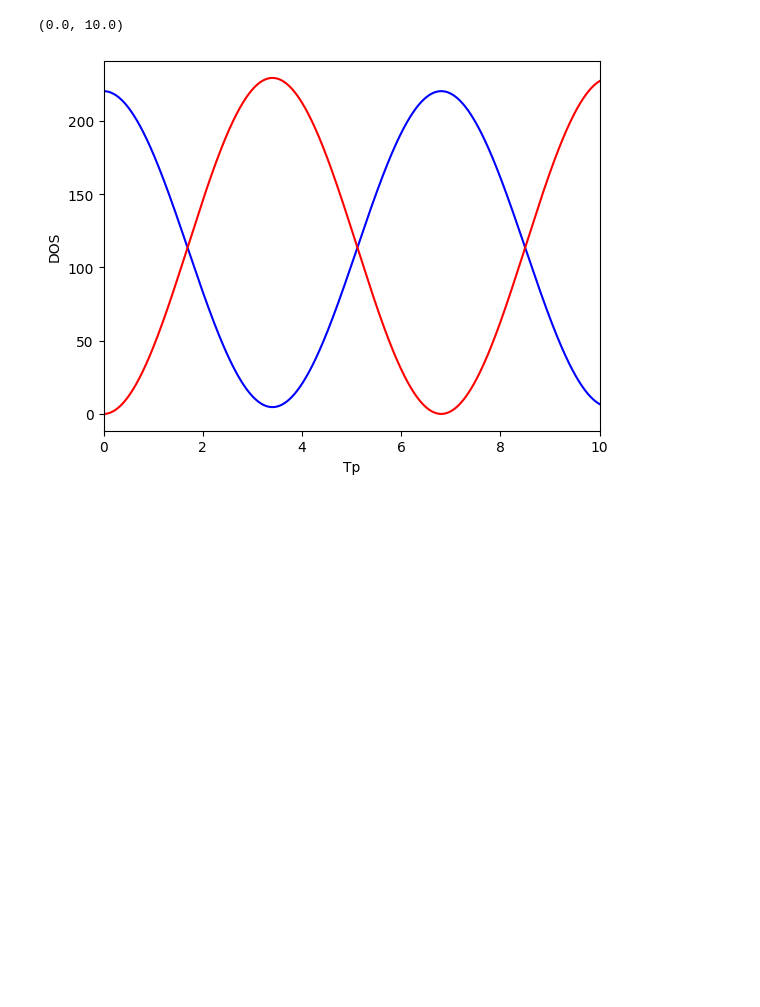
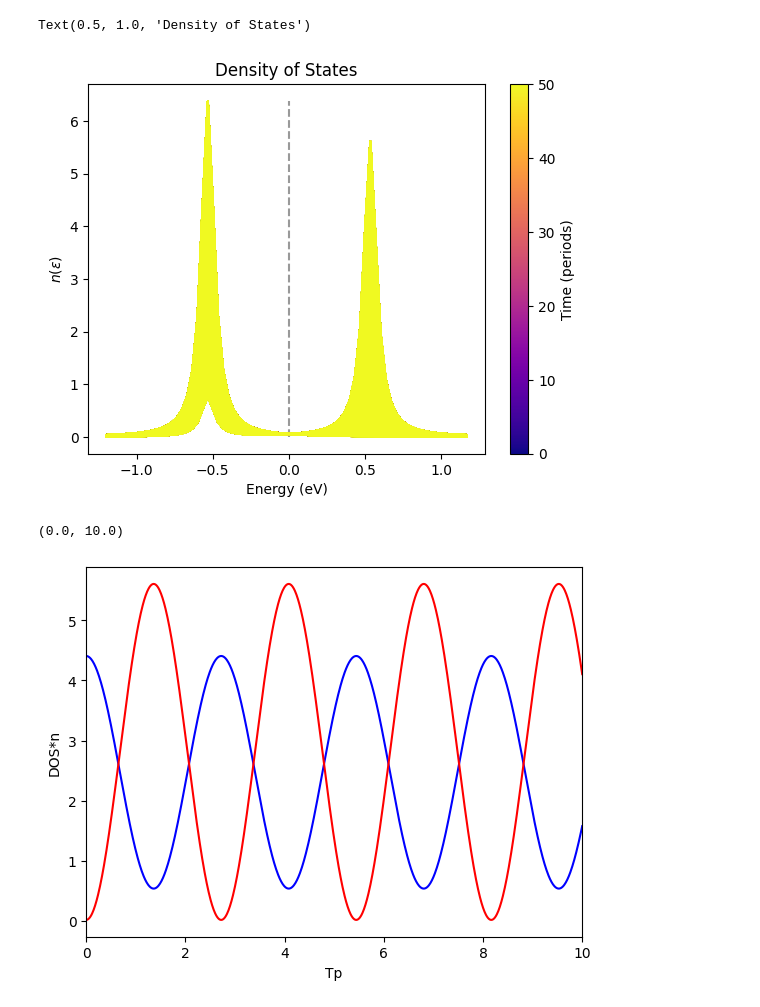
Before and after one commit to Erneh/Neq_TFM, a Jupyter notebook: full_te.ipynb, the cells around one changed output. Drawn from its saved outputs; the diff is of its cells as text; code cells hidden in the pictures; blank space fills up the shorter version.

```diff
--- a/full_te.ipynb
+++ b/full_te.ipynb
@@ -72,12 +116,30 @@ for (i, t) in enumerate(t_vec):
+# %%
+cmap = plt.cm.plasma
+norm = Normalize(vmin=t_vec[0]/T, vmax=t_vec[-1]/T)
+
+# DOS (Energy)
+fig, ax = plt.subplots()
+for i in range(N_measures):
+    ax.plot(EF_list, N_list_int[i,:], color=cmap(norm(t_vec_measures[i])), label=f't={round(t_vec_measures[i]/T, 3)}T')
+#ax.legend()
+cbar = fig.colorbar(ScalarMappable(norm=norm, cmap=cmap), ax=ax, orientation='vertical', label='Time (periods)')
+ax.set_xlabel('Energy (eV)')
+ax.set_ylabel('$n(\\varepsilon)$')
+#ax.vlines(hw_hlines, 0, np.max(dos_list), color='grey', ls='--', alpha=0.5, zorder=1)
+ax.vlines([0], 0, np.max(DOS_list), color='grey', ls='--', alpha=0.8, zorder=1)
+ax.set_title('Density of States')
+# %% [output]
+Text(0.5, 1.0, 'Density of States')
+[figure, added]
 # %%
 fig, ax = plt.subplots()
-ax.plot(t_vec/T, N_list[:,19], c='blue')
-ax.plot(t_vec/T, N_list[:,-20], c='red')
+ax.plot(t_vec_measures/T, N_list_int[ :,19], c='blue')
+ax.plot(t_vec_measures/T, N_list_int[:,-20], c='red')
 ax.set_xlabel('Tp')
-ax.set_ylabel('DOS')
+ax.set_ylabel('DOS*n')
 ax.set_xlim(0, 10)
 # %% [output]
 (0.0, 10.0)
-[figure, old version]
+[figure, new version]
 # %%
 # Fourier Stuff
```
Also changed, not shown: parts of 5 cells of this notebook, 2 other files.
